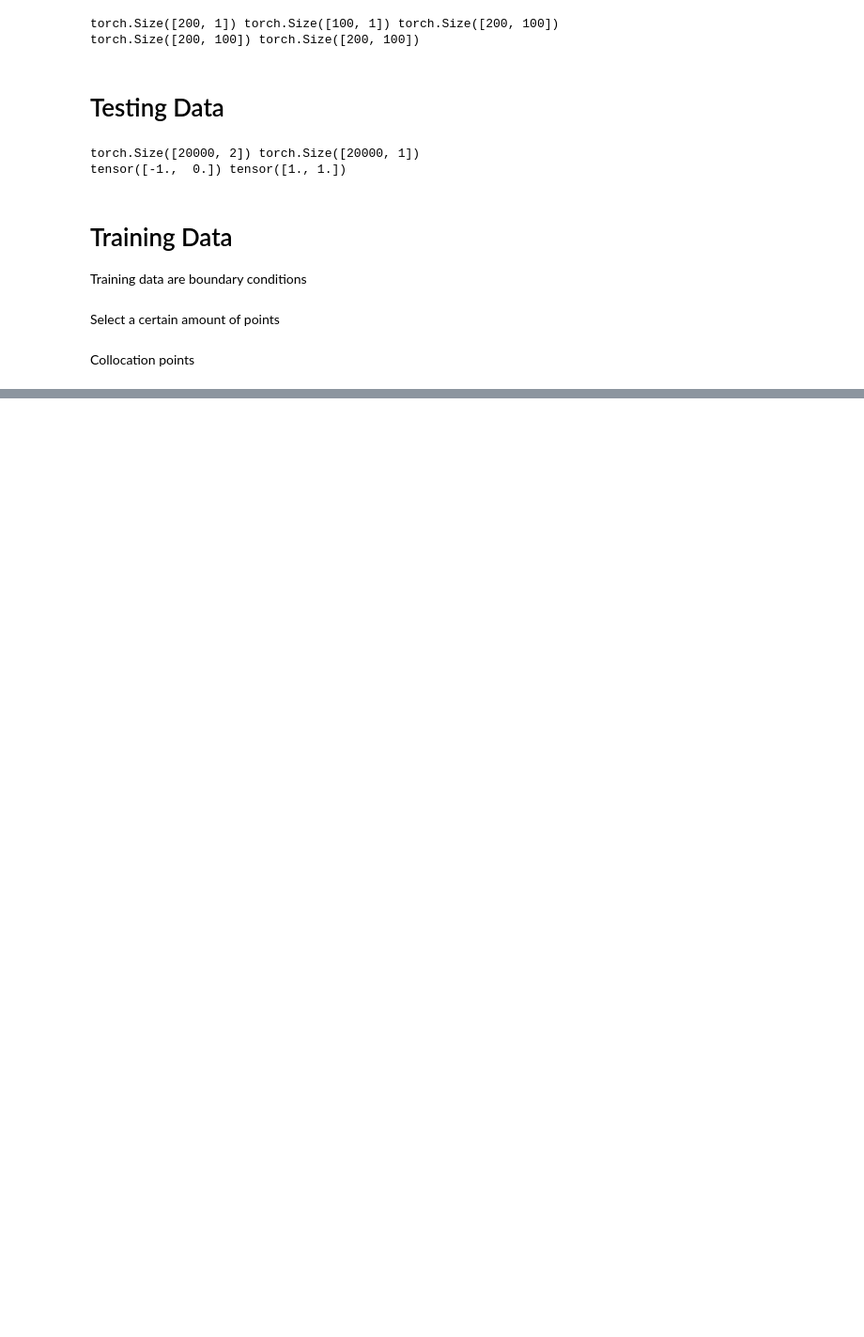
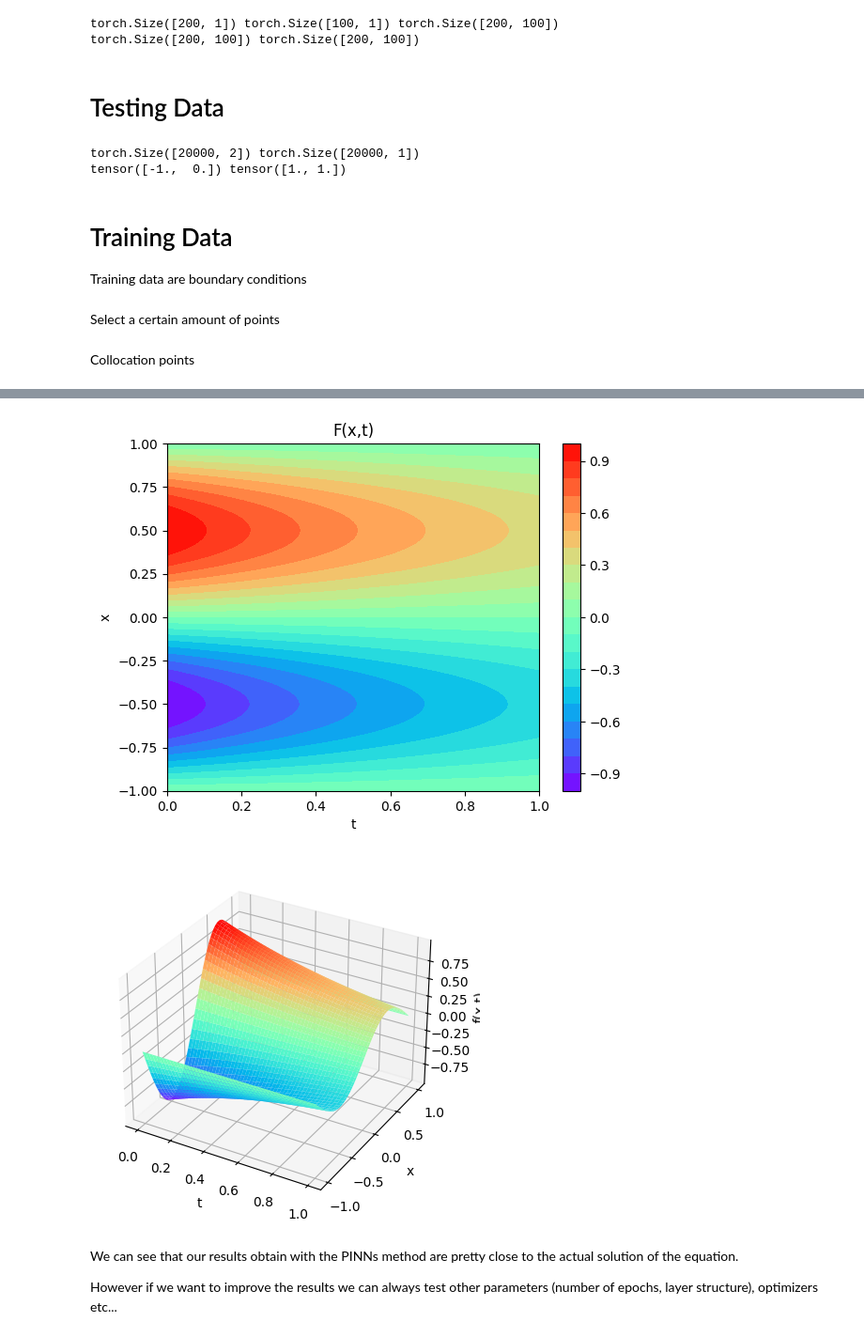
Before and after one commit to catalinapesquet/everything-training, a Jupyter notebook: PINNS_DiffusionEquation.ipynb, the cells around one changed output, grey strips where cells are left out. Shown at 94% size. Saved outputs shown, nothing was run; the diff lists cells and outputs as text; code cells hidden in the pictures; blank space fills up the shorter version.

```diff
--- a/PINNS_DiffusionEquation.ipynb
+++ b/PINNS_DiffusionEquation.ipynb
@@ -205,10 +214,3 @@ y_real = f_real(X,T)
-# %%
-x=torch.linspace(x_min,x_max,total_points_x).view(-1,1)
-t=torch.linspace(t_min,t_max,total_points_t).view(-1,1)
-# Create the mesh
-X,T=torch.meshgrid(x.squeeze(1),t.squeeze(1))
-# Evaluate real function
-y_real=f_real(X,T)
 # %%
 plot3D(x,t,y_real) #f_real was defined previously(function)
 # %% [output]
@@ -332,0 +457,9 @@ class FCN(nn.Module):
+# %%
+plot3D_Matrix(X, T, y_real)
+# %% [output]
+[figure, added]
+[figure, added]
+# %% [markdown]
+We can see that our results obtain with the PINNs method are pretty close to the actual solution of the equation.
+
+However if we want to improve the results we can always test other parameters (number of epochs, layer structure), optimizers etc...
```
Also changed, not shown: parts of 26 cells of this notebook.
